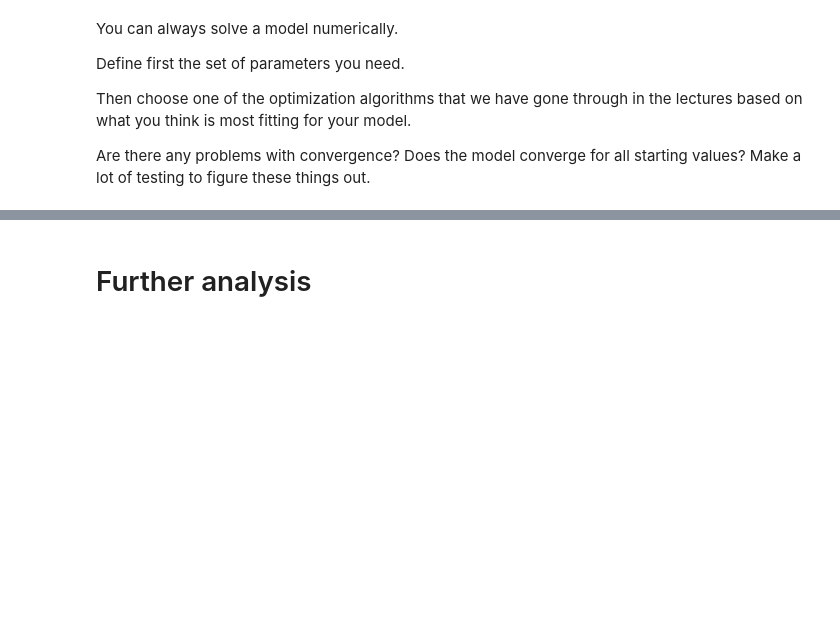
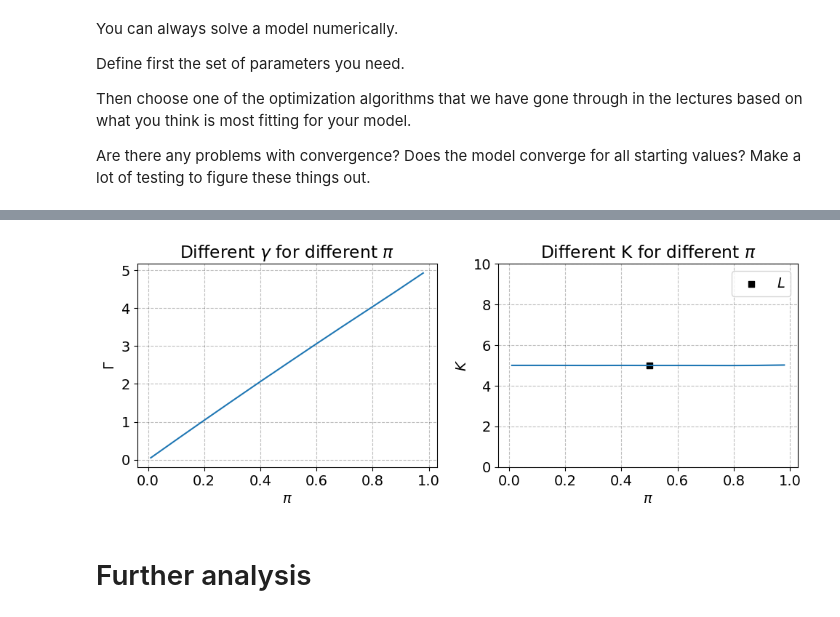
Before and after one commit to NumEconCopenhagen/projects-2024-kbh-herning, a Jupyter notebook: modelproject/modelproject.ipynb, the cells around one changed output, grey strips where cells are left out. Drawn from its saved outputs; the diff is of its cells as text; code cells hidden in the pictures; blank space fills up the shorter version.

```diff
--- a/modelproject/modelproject.ipynb
+++ b/modelproject/modelproject.ipynb
@@ -11,6 +11,9 @@ Imports and set magics:
 import numpy as np
 from scipy import optimize
 import sympy as sm
+import matplotlib.pyplot as plt
+plt.rcParams.update({"axes.grid":True,"grid.color":"black","grid.alpha":"0.25","grid.linestyle":"--"})
+plt.rcParams.update({'font.size': 14})
 
 # autoreload modules when code is run
 %load_ext autoreload
@@ -217,3 +264,29 @@ gamma: 1.99
+# %%
+fig = plt.figure(figsize=(10,4))
+
+# First subplot for gamma vs pi
+ax = fig.add_subplot(1,2,1)
+ax.plot(pi_values_t, gamma_values_t, linestyle='-')  # Make sure you have these lists ready from your results
+ax.set_xlabel('$\pi$')
+ax.set_ylabel('$\Gamma$')
+ax.set_title('Different $\gamma$ for different $\pi$')
+
+# Second subplot for K vs pi
+ax2 = fig.add_subplot(1,2,2)
+ax2.plot(pi_values_t, K_values_t, linestyle='-')  # Assuming you have these lists from your optimization results
+ax2.scatter(0.5, 5, marker='s', color='black', label='$L$')  # Example, adjust 'L' as needed
+ax2.set_xlabel('$\pi$')
+ax2.set_ylabel('$K$')
+ax2.set_title('Different K for different $\pi$')
+ax2.set_ylim([0, 10])
+
+# Include legend if necessary
+ax2.legend()
+
+fig.tight_layout(pad=1.0)
+plt.show()
+# %% [output]
+[figure, added]
 # %% [markdown]
 # Further analysis
 # %% [markdown]
```
Also changed, not shown: parts of 1 cell of this notebook.
